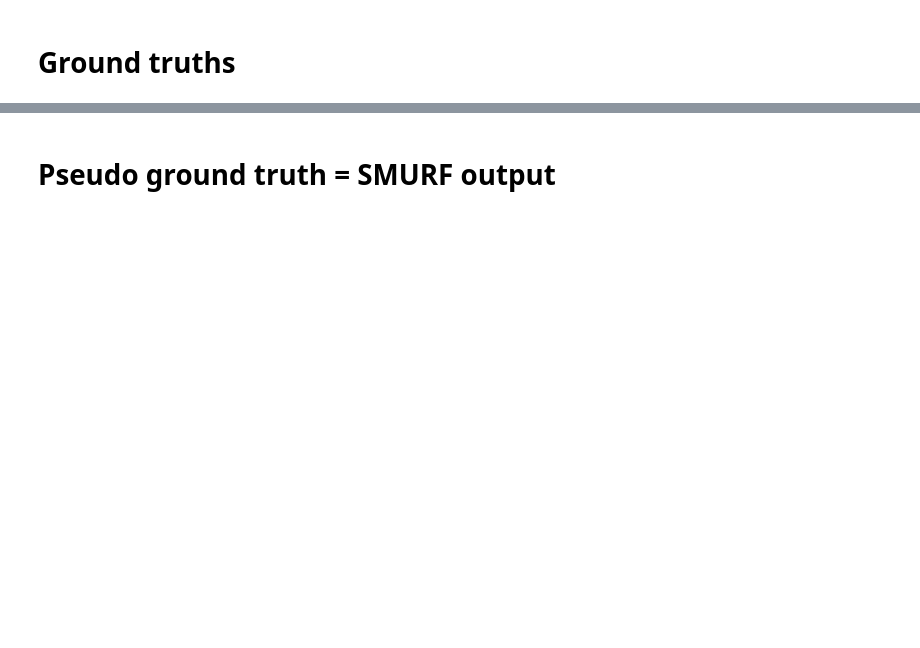
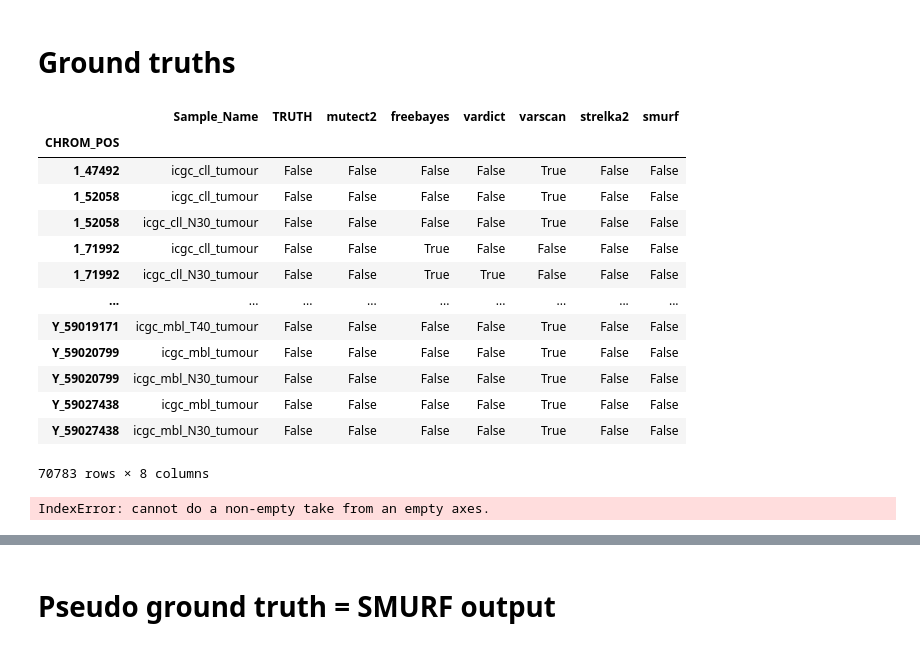
Before and after one commit to hanaecarrie/cfdna_snv_benchmark, a Jupyter notebook: analysis/SMURF benchmark.ipynb, the cells around one changed output, grey strips where cells are left out. Drawn from its saved outputs; the diff is of its cells as text; code cells hidden in the pictures; blank space fills up the shorter version.

```diff
--- a/analysis/SMURF benchmark.ipynb
+++ b/analysis/SMURF benchmark.ipynb
@@ -51,5 +336,41 @@ df_ind.head()
 # %% [markdown]
 # Ground truths
+# %%
+df_snv
+# %% [output]
+|  | Sample_Name | TRUTH | mutect2 | freebayes | vardict | varscan | strelka2 | smurf |
+| CHROM_POS |  |  |  |  |  |  |  |  |
+| 1_47492 | icgc_cll_tumour | False | False | False | False | True | False | False |
+| 1_52058 | icgc_cll_tumour | False | False | False | False | True | False | False |
+| 1_52058 | icgc_cll_N30_tumour | False | False | False | False | True | False | False |
+| 1_71992 | icgc_cll_tumour | False | False | True | False | False | False | False |
+| 1_71992 | icgc_cll_N30_tumour | False | False | True | True | False | False | False |
+| ... | ... | ... | ... | ... | ... | ... | ... | ... |
+| Y_59019171 | icgc_mbl_T40_tumour | False | False | False | False | True | False | False |
+| Y_59020799 | icgc_mbl_tumour | False | False | False | False | True | False | False |
+| Y_59020799 | icgc_mbl_N30_tumour | False | False | False | False | True | False | False |
+| Y_59027438 | icgc_mbl_tumour | False | False | False | False | True | False | False |
+| Y_59027438 | icgc_mbl_N30_tumour | False | False | False | False | True | False | False |
+70783 rows × 8 columns
+# %%
+pd_results = pd.DataFrame()
+methods = ['freebayes', 'mutect2', 'strelka2', 'vardict', 'varscan']
+samples = ['icgc_cll', 'icgc_mbl']
+
+pd_results['AUPRC'] = [average_precision_score(df_snv[df_snv['Sample_Name'] == sample]['TRUTH'], df_snv[df_snv['Sample_Name'] == sample][m])
+                       - len(df_snv[df_snv['Sample_Name'] == sample]['TRUTH'][df_snv[df_snv['Sample_Name'] == sample]['TRUTH'] == True])/len(df_snv[df_snv['Sample_Name'] == sample]['TRUTH'])
+                       for m in methods for sample in samples]
+pd_results['tumor burden'] = 0.2
+pd_results['caller'] = [m for m in methods for sample in samples]
+pd_results['sample'] = [sample for m in methods for sample in samples]
+
+plt.figure()
+sns.catplot(x="tumor burden", y="AUPRC", hue="caller",
+                capsize=.2, height=6, aspect=.75, kind="point", data=pd_results)
+plt.ylim([0, 1])
+plt.title('SNV')
+# %% [output]
+IndexError: cannot do a non-empty take from an empty axes.
 # %%
 pd_results = pd.DataFrame()
 methods = ['freebayes', 'mutect2', 'strelka2', 'vardict', 'varscan']
```
Also changed, not shown: parts of 14 cells of this notebook, 2 other files.
